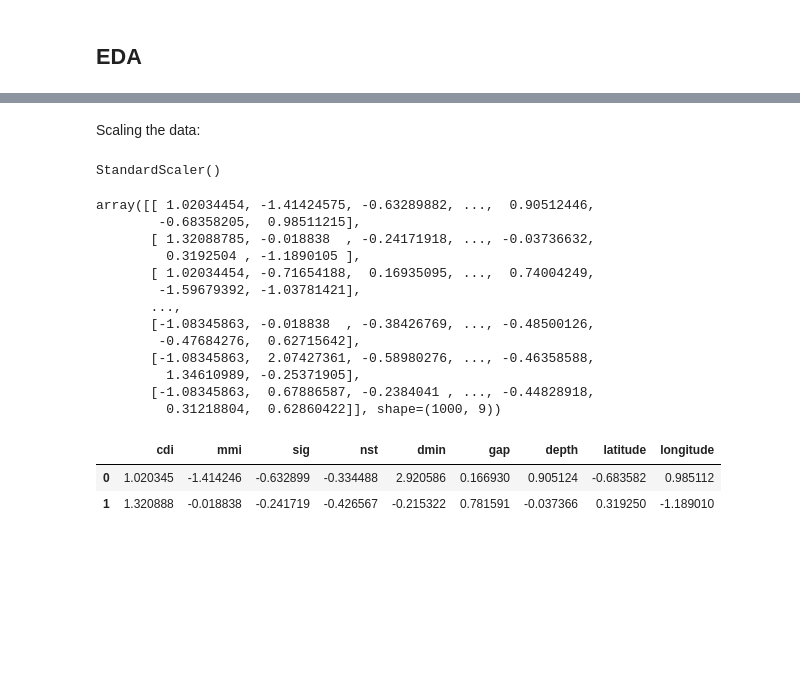
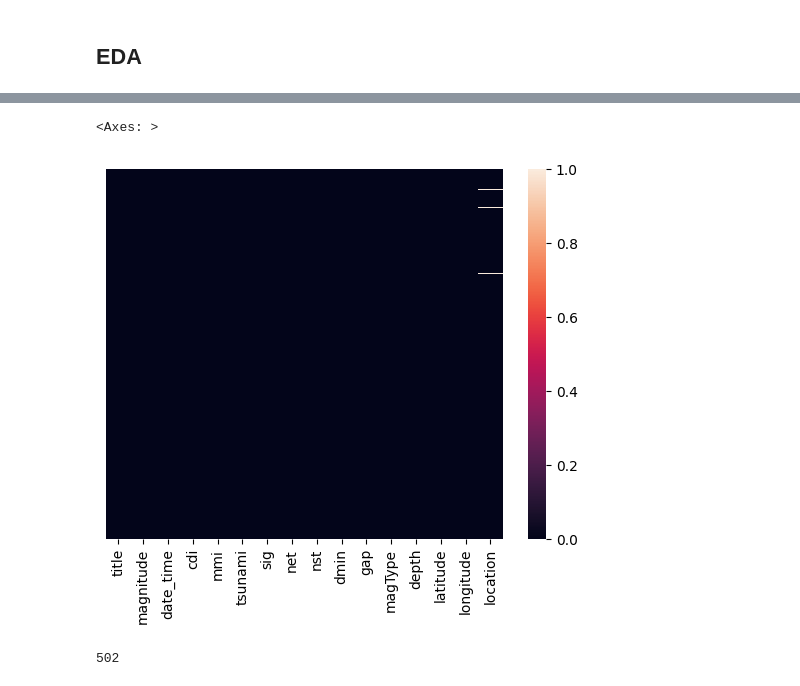
Before and after one commit to Alcatraz312/earthquake-prediction, a Jupyter notebook: src/main.ipynb, the cells around one changed output, grey strips where cells are left out. Saved outputs shown, nothing was run; the diff lists cells and outputs as text; code cells hidden in the pictures; blank space fills up the shorter version.

```diff
--- a/src/main.ipynb
+++ b/src/main.ipynb
@@ -156,2 +82,2 @@ Since the majority of values in the alert features are empty, we remove this fea
 # %%
-df_1.drop("alert", axis = 1, inplace= True)
+df_1.drop(["alert", "continent", "country"], axis = 1, inplace= True )
@@ -177,2 +83,0 @@ array(['mww', 'Mi', 'mwc', 'mwb', 'ml', 'mw', 'ms', 'mb', 'md'],
-# %%
-df_1.drop("tsunami", axis = 1, inplace= True)
@@ -197,2 +83,0 @@ df_1.head()
-# %% [markdown]
-Scaling the data:
@@ -201,29 +84,9 @@ from sklearn.preprocessing import StandardScaler
-# %%
-scaler = StandardScaler()
-scaler.fit(df_1.drop(["magType", "magnitude"], axis = 1))
-# %% [output]
-StandardScaler()
-# %%
-scaled_features = scaler.transform(df_1.drop(["magType", "magnitude"], axis = 1))
-scaled_features
-# %% [output]
-array([[ 1.02034454, -1.41424575, -0.63289882, ...,  0.90512446,
-        -0.68358205,  0.98511215],
-       [ 1.32088785, -0.018838  , -0.24171918, ..., -0.03736632,
-         0.3192504 , -1.1890105 ],
-       [ 1.02034454, -0.71654188,  0.16935095, ...,  0.74004249,
-        -1.59679392, -1.03781421],
-       ...,
-       [-1.08345863, -0.018838  , -0.38426769, ..., -0.48500126,
-        -0.47684276,  0.62715642],
-       [-1.08345863,  2.07427361, -0.58980276, ..., -0.46358588,
-         1.34610989, -0.25371905],
-       [-1.08345863,  0.67886587, -0.2384041 , ..., -0.44828918,
-         0.31218804,  0.62860422]], shape=(1000, 9))
-# %%
-new_df = pd.DataFrame(data= scaled_features, columns= df_1.drop(["magType", "magnitude"], axis= 1).columns)
-new_df.head(2)
-# %% [output]
-|  | cdi | mmi | sig | nst | dmin | gap | depth | latitude | longitude |
-| 0 | 1.020345 | -1.414246 | -0.632899 | -0.334488 | 2.920586 | 0.166930 | 0.905124 | -0.683582 | 0.985112 |
-| 1 | 1.320888 | -0.018838 | -0.241719 | -0.426567 | -0.215322 | 0.781591 | -0.037366 | 0.319250 | -1.189010 |
+# %%
+sns.heatmap(df_1.isnull(), yticklabels= False)
+# %% [output]
+<Axes: >
+[figure, added]
+# %%
+df_1["location"].nunique()
+# %% [output]
+502
```
Also changed, not shown: parts of 28 cells of this notebook.
